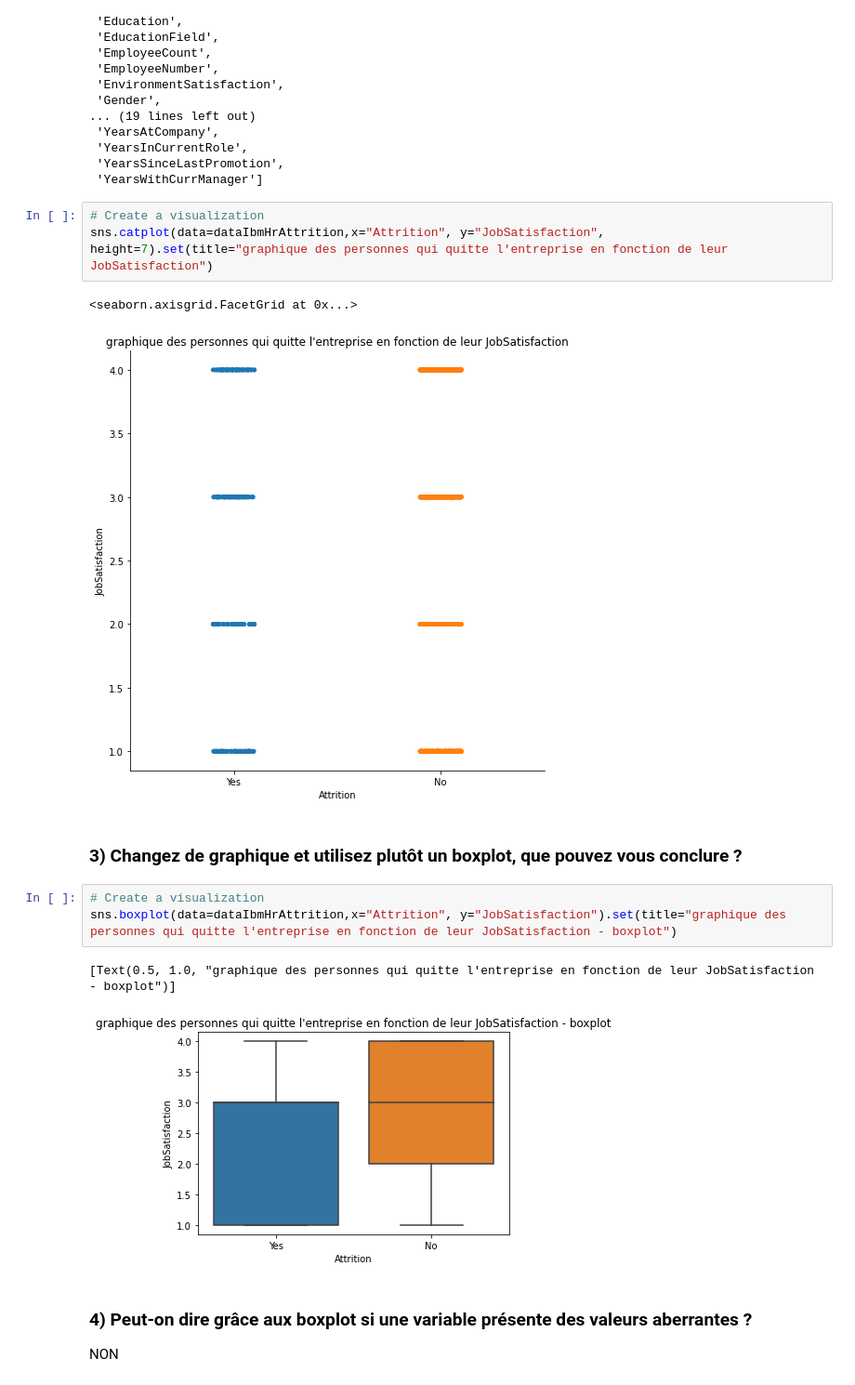
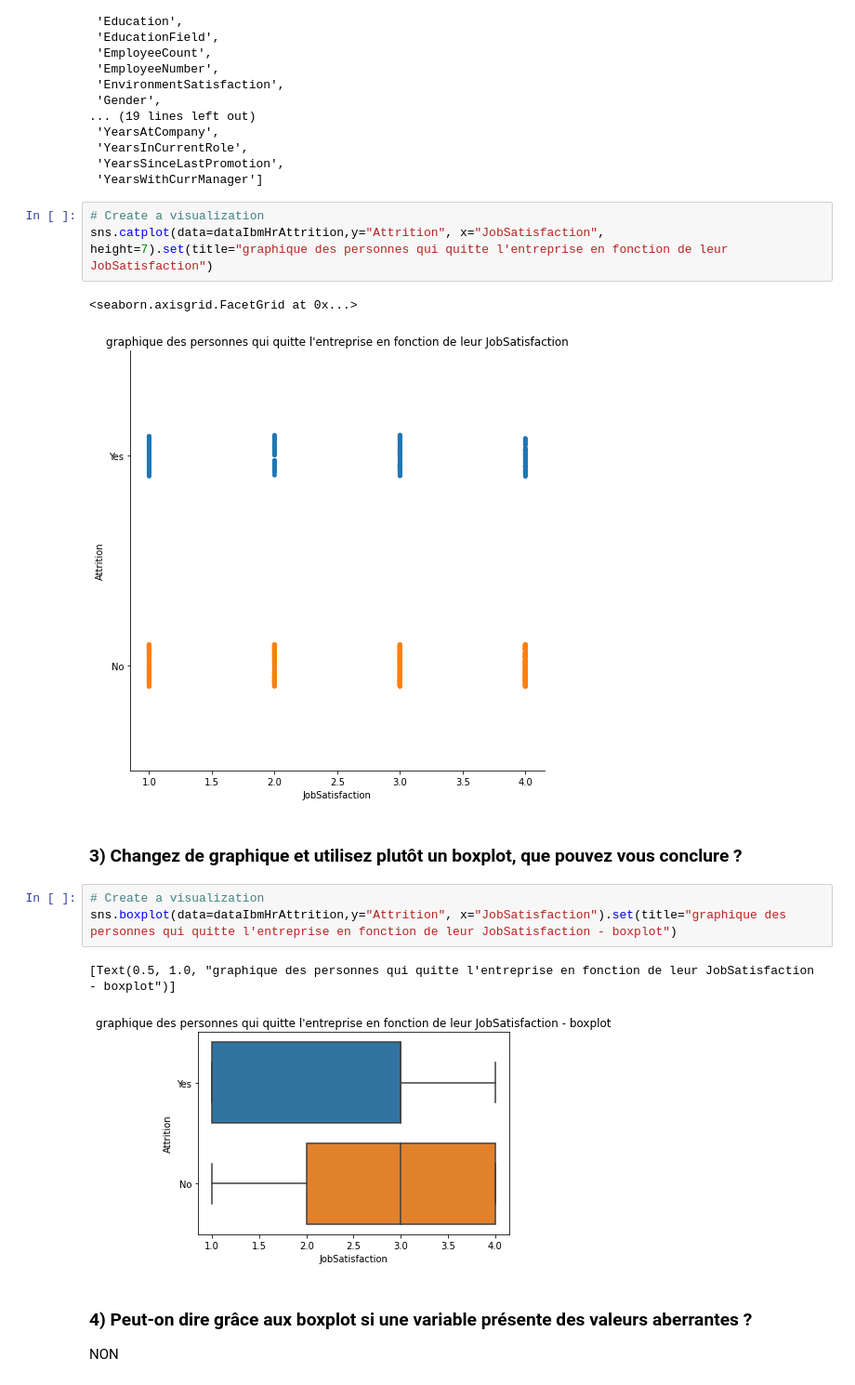
Before and after one commit to BlazingBurn/HitemapythonExo, a Jupyter notebook: analyse donnee/Exercice_data_visualisation_stats_descriptives.ipynb, the cells around one changed output. Shown: that part at 93% size. Drawn from its saved outputs; the diff is of its cells as text.

```diff
--- a/analyse donnee/Exercice_data_visualisation_stats_descriptives.ipynb
+++ b/analyse donnee/Exercice_data_visualisation_stats_descriptives.ipynb
@@ -333,18 +333,18 @@ dataIbmHrAttrition.columns.tolist()
  'YearsWithCurrManager']
 # %%
 # Create a visualization
-sns.catplot(data=dataIbmHrAttrition,x="Attrition", y="JobSatisfaction", height=7).set(title="graphique des personnes qui quitte l'entreprise en fonction de leur JobSatisfaction")
+sns.catplot(data=dataIbmHrAttrition,y="Attrition", x="JobSatisfaction", height=7).set(title="graphique des personnes qui quitte l'entreprise en fonction de leur JobSatisfaction")
 # %% [output]
 <seaborn.axisgrid.FacetGrid at 0x...>
-[figure, old version]
+[figure, new version]
 # %% [markdown]
 ### 3) Changez de graphique et utilisez plutôt un boxplot, que pouvez vous conclure ?
 # %%
 # Create a visualization
-sns.boxplot(data=dataIbmHrAttrition,x="Attrition", y="JobSatisfaction").set(title="graphique des personnes qui quitte l'entreprise en fonction de leur JobSatisfaction - boxplot")
+sns.boxplot(data=dataIbmHrAttrition,y="Attrition", x="JobSatisfaction").set(title="graphique des personnes qui quitte l'entreprise en fonction de leur JobSatisfaction - boxplot")
 # %% [output]
 [Text(0.5, 1.0, "graphique des personnes qui quitte l'entreprise en fonction de leur JobSatisfaction - boxplot")]
-[figure, old version]
+[figure, new version]
 # %% [markdown]
 ### 4) Peut-on dire grâce aux boxplot si une variable présente des valeurs aberrantes ?
 NON
```
Also changed, not shown: parts of 15 cells of this notebook.
